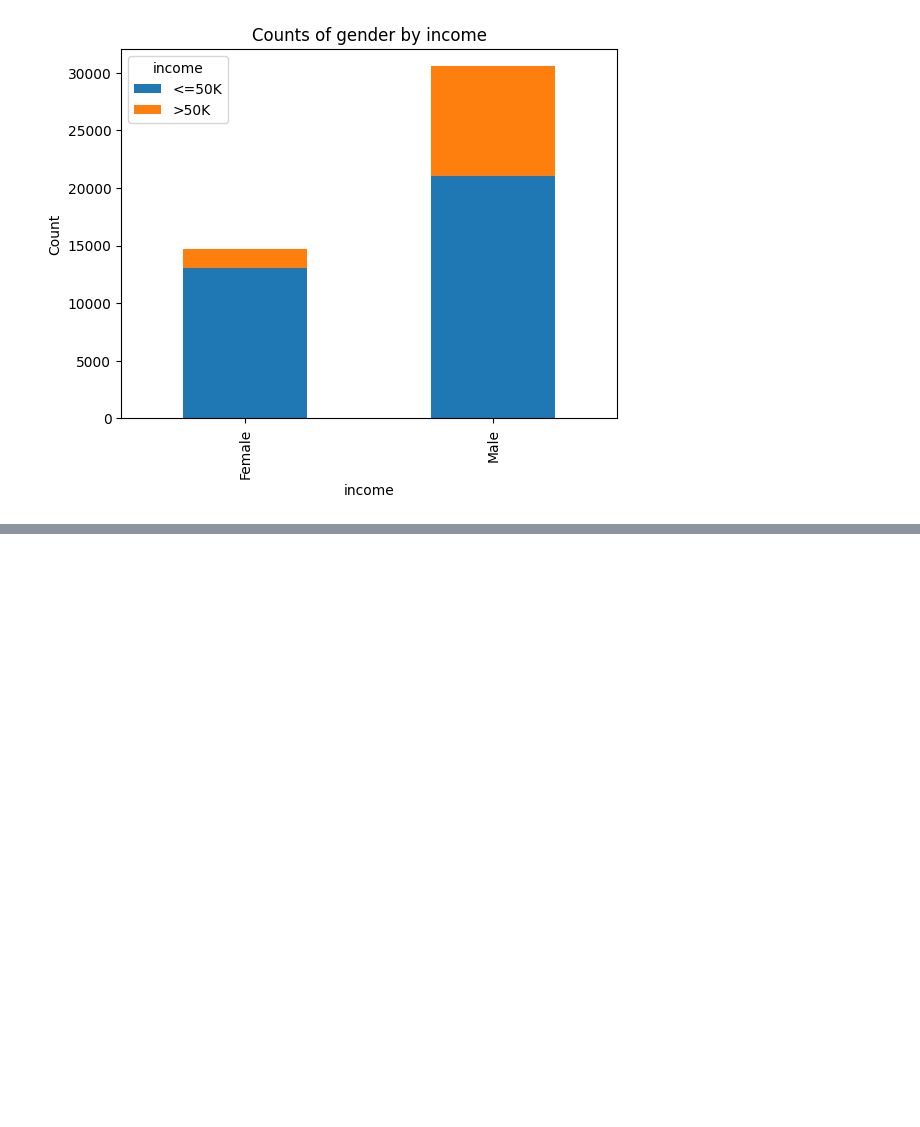
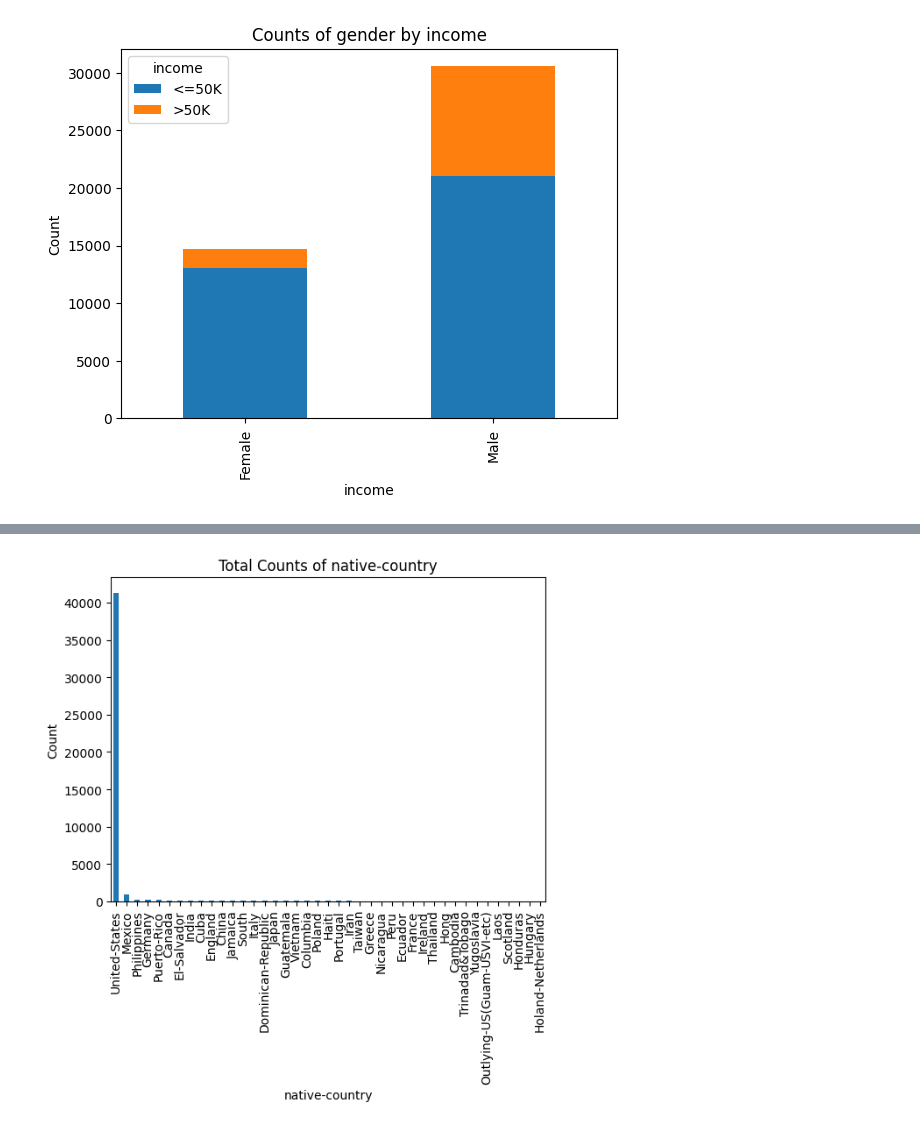
Before and after one commit to JomanaBakhiet/Mid-camp-project, a Jupyter notebook: notebooks/DATA-EXPLORING.ipynb, the cells around one changed output, grey strips where cells are left out. Drawn from its saved outputs; the diff is of its cells as text; code cells hidden in the pictures; blank space fills up the shorter version.

Commit message:
updated explored data

```diff
--- a/notebooks/DATA-EXPLORING.ipynb
+++ b/notebooks/DATA-EXPLORING.ipynb
@@ -361,0 +382,10 @@ plt.show()
+# %%
+native_country = data['native-country'].value_counts()
+# %%
+native_country.plot(kind='bar', stacked=True)
+plt.xlabel('native-country')
+plt.ylabel('Count')
+plt.title('Total Counts of native-country')
+plt.show()
+# %% [output]
+[figure, added]
```
Also changed, not shown: parts of 2 cells of this notebook.
